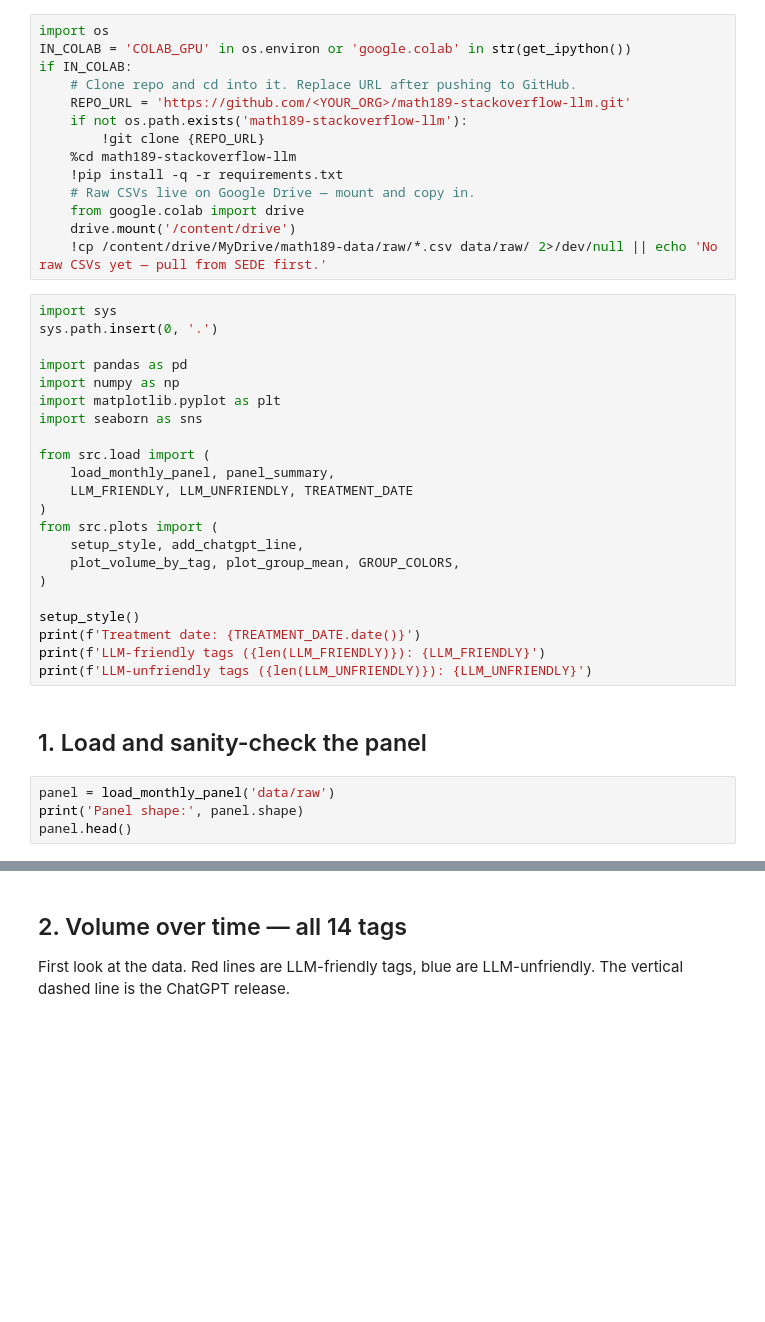
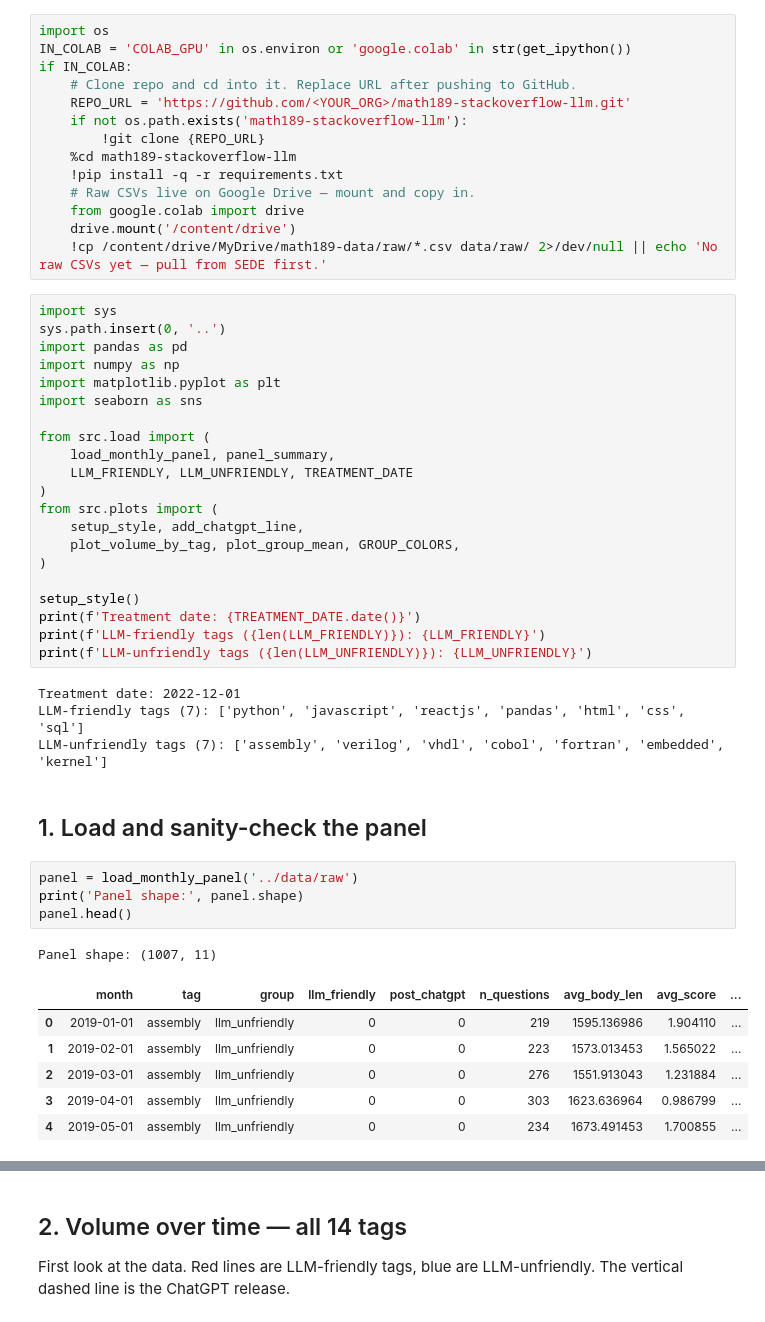
Before and after one commit to smannam77/math189-stackoverflow-llm, a Jupyter notebook: notebooks/02_eda_volume.ipynb, the cells around one changed output, grey strips where cells are left out. Cells and saved outputs as stored; diff of their text form; blank space fills up the shorter version.

```diff
--- a/notebooks/02_eda_volume.ipynb
+++ b/notebooks/02_eda_volume.ipynb
@@ -27,8 +27,7 @@ if IN_COLAB:
     !cp /content/drive/MyDrive/math189-data/raw/*.csv data/raw/ 2>/dev/null || echo 'No raw CSVs yet — pull from SEDE first.'
 # %%
 import sys
-sys.path.insert(0, '.')
-
+sys.path.insert(0, '..')
 import pandas as pd
 import numpy as np
 import matplotlib.pyplot as plt
@@ -47,12 +46,24 @@ setup_style()
 print(f'Treatment date: {TREATMENT_DATE.date()}')
 print(f'LLM-friendly tags ({len(LLM_FRIENDLY)}): {LLM_FRIENDLY}')
 print(f'LLM-unfriendly tags ({len(LLM_UNFRIENDLY)}): {LLM_UNFRIENDLY}')
+# %% [output]
+Treatment date: 2022-12-01
+LLM-friendly tags (7): ['python', 'javascript', 'reactjs', 'pandas', 'html', 'css', 'sql']
+LLM-unfriendly tags (7): ['assembly', 'verilog', 'vhdl', 'cobol', 'fortran', 'embedded', 'kernel']
 # %% [markdown]
 ## 1. Load and sanity-check the panel
 # %%
-panel = load_monthly_panel('data/raw')
+panel = load_monthly_panel('../data/raw')
 print('Panel shape:', panel.shape)
 panel.head()
+# %% [output]
+Panel shape: (1007, 11)
+|  | month | tag | group | llm_friendly | post_chatgpt | n_questions | avg_body_len | avg_score | ... |
+| 0 | 2019-01-01 | assembly | llm_unfriendly | 0 | 0 | 219 | 1595.136986 | 1.904110 | ... |
+| 1 | 2019-02-01 | assembly | llm_unfriendly | 0 | 0 | 223 | 1573.013453 | 1.565022 | ... |
+| 2 | 2019-03-01 | assembly | llm_unfriendly | 0 | 0 | 276 | 1551.913043 | 1.231884 | ... |
+| 3 | 2019-04-01 | assembly | llm_unfriendly | 0 | 0 | 303 | 1623.636964 | 0.986799 | ... |
+| 4 | 2019-05-01 | assembly | llm_unfriendly | 0 | 0 | 234 | 1673.491453 | 1.700855 | ... |
 # %%
 # Each tag should have ~72 monthly rows (Jan 2019 - Dec 2024).
 # Anything materially less is a red flag — gaps in SEDE results or a quiet tag.
```
Also changed, not shown: parts of 3 cells of this notebook.
